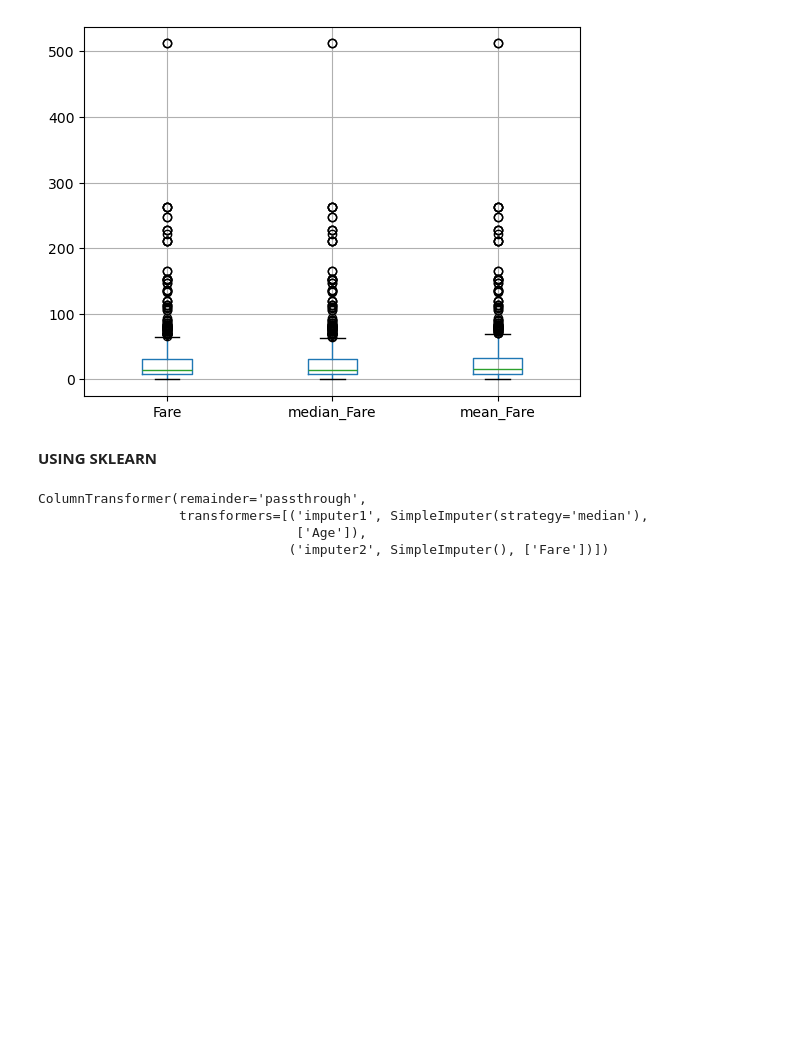
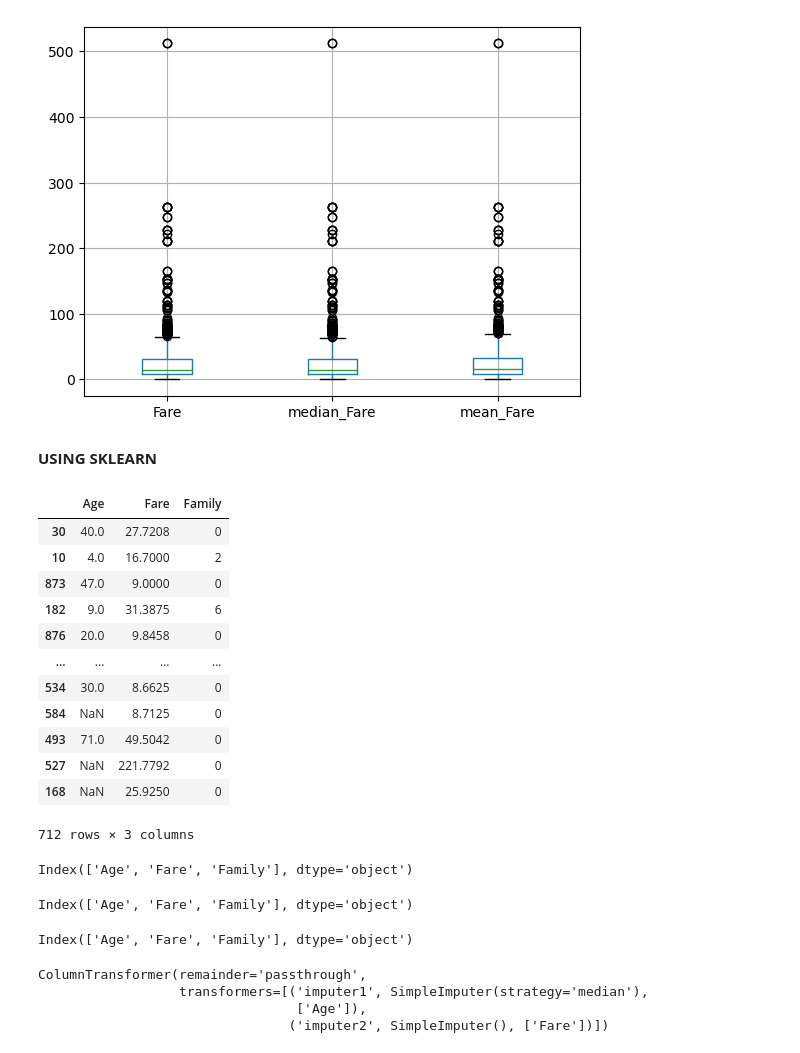
Before and after one commit to PuspanjaliMuduli17/ML_Practice, a Jupyter notebook: Handling missing data in Numerical Columns.ipynb, the cells around one changed output. Cells and saved outputs as stored; diff of their text form; code cells hidden in the pictures; blank space fills up the shorter version.

```diff
--- a/Handling missing data in Numerical Columns.ipynb
+++ b/Handling missing data in Numerical Columns.ipynb
@@ -122,6 +126,30 @@ X_train,y_train,X_test,y_test=train_test_split(x,y,test_size=0.2,random_state=2)
+# %%
+X_train
+# %% [output]
+|  | Age | Fare | Family |
+| 30 | 40.0 | 27.7208 | 0 |
+| 10 | 4.0 | 16.7000 | 2 |
+| 873 | 47.0 | 9.0000 | 0 |
+| 182 | 9.0 | 31.3875 | 6 |
+| 876 | 20.0 | 9.8458 | 0 |
+| ... | ... | ... | ... |
+| 534 | 30.0 | 8.6625 | 0 |
+| 584 | NaN | 8.7125 | 0 |
+| 493 | 71.0 | 49.5042 | 0 |
+| 527 | NaN | 221.7792 | 0 |
+| 168 | NaN | 25.9250 | 0 |
+712 rows × 3 columns
+# %%
+X_test.columns
+# %% [output]
+Index(['Age', 'Fare', 'Family'], dtype='object')
 # %%
 imputer1=SimpleImputer(strategy='median')
 imputer2=SimpleImputer(strategy='mean')
+# %%
+X_test.columns
+# %% [output]
+Index(['Age', 'Fare', 'Family'], dtype='object')
 # %%
 trf=ColumnTransformer(
     [
@@ -130,6 +158,10 @@ trf=ColumnTransformer(
 
     ],remainder='passthrough'
 )
+# %%
+X_train.columns
+# %% [output]
+Index(['Age', 'Fare', 'Family'], dtype='object')
 # %%
 trf.fit(X_train)
 # %% [output]
```
Also changed, not shown: parts of 20 cells of this notebook.
